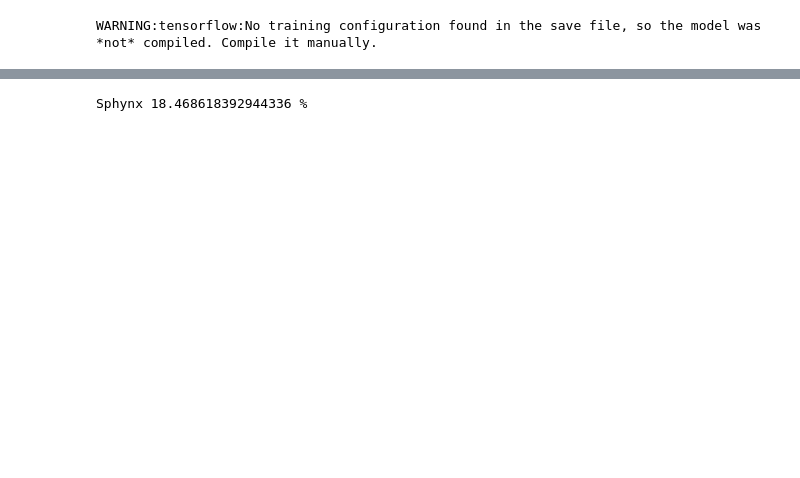
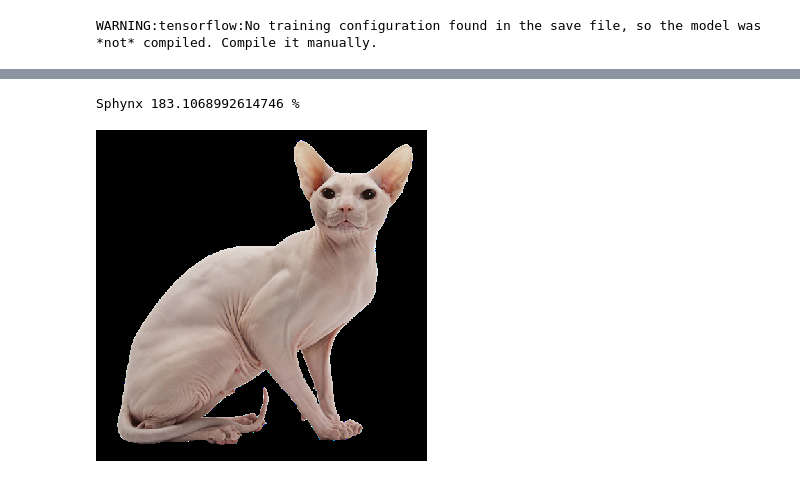
Before and after one commit to Catyousha/cat-classifier, a Jupyter notebook: Testing_v3.ipynb, the cells around one changed output, grey strips where cells are left out. Cells and saved outputs as stored; diff of their text form; code cells hidden in the pictures; blank space fills up the shorter version.

```diff
--- a/Testing_v3.ipynb
+++ b/Testing_v3.ipynb
@@ -27,20 +47,38 @@ class_names = ['Abyssinian', 'Bengal', 'Birman', 'Bombay', 'British Shorthair',
 # %%
 from urllib.parse import urlparse
-cat = "https://images2.minutemediacdn.com/image/upload/c_crop,h_1415,w_2103,x_8,y_0/v1612372034/shape/mentalfloss/641669-gettyimages-1182725559.jpg"
+import pathlib
+import requests
+import shutil
+cat = "https://lh3.googleusercontent.com/proxy/2eBVRl_9C8f54VFO3EP_pcR-GBOYZ5ZXtI_90ZeS6SasfjSI-TFi4TZEQ1Rxq9pQ83QtskYdzAjHTJeKKnXkArwT6qhVBqe5Eo_m2vTb3w24SJjHGgfueSTahQ"
+headers = {'accept': 'text/html,application/xhtml+xml,application/xml;q=0.9,image/avif,image/webp,image/apng,*/*;q=0.8,application/signed-exchange;v=b3;q=0.9',
+          'accept-encoding': 'gzip, deflate, br',
+          'accept-language': 'en-US,en;q=0.9',
+          'cache-control': 'max-age=0',
+          'user-agent': 'Mozilla/5.0 (Windows NT 10.0; Win64; x64) AppleWebKit/537.36 (KHTML, like Gecko) Chrome/87.0.4280.141 Safari/537.36 OPR/73.0.3856.438'}
+r = requests.Session().get(cat, stream=True, headers=headers)
+
 a = urlparse(cat)
 file_name = os.path.basename(a.path)
+if r.status_code == 200:
+  with open('./datasets/'+file_name, 'wb') as f:
+      r.raw.decode_content = True
+      shutil.copyfileobj(r.raw, f)
 
 cat_path = tf.keras.utils.get_file(f'./{file_name}', origin=cat, cache_dir='./')
 img = keras.preprocessing.image.load_img(
-    cat_path, target_size=(img_height, img_width)
+  cat_path, target_size=(img_height, img_width)
 )
+
 img_array = keras.preprocessing.image.img_to_array(img)
 img_array = tf.expand_dims(img_array, 0) # Create a batch
-
 img_array = preprocess_input(img_array)
-
-predictions = model.predict(img_array)
-score = tf.nn.softmax(predictions[0])
-print(class_names[np.argmax(score)], 100 * (np.max(score)), "%")
-# %% [output]
-Sphynx 18.468618392944336 %
+# %%
+predictions = model.predict(img_array)
+score = tf.nn.softmax(predictions[0])
+print(class_names[np.argmax(score)], 1000 * (np.max(score)), "%")
+# %% [output]
+Sphynx 183.1068992614746 %
+# %%
+img
+# %% [output]
+[figure, added]
```
Also changed, not shown: parts of 13 cells of this notebook, 25 other files.
